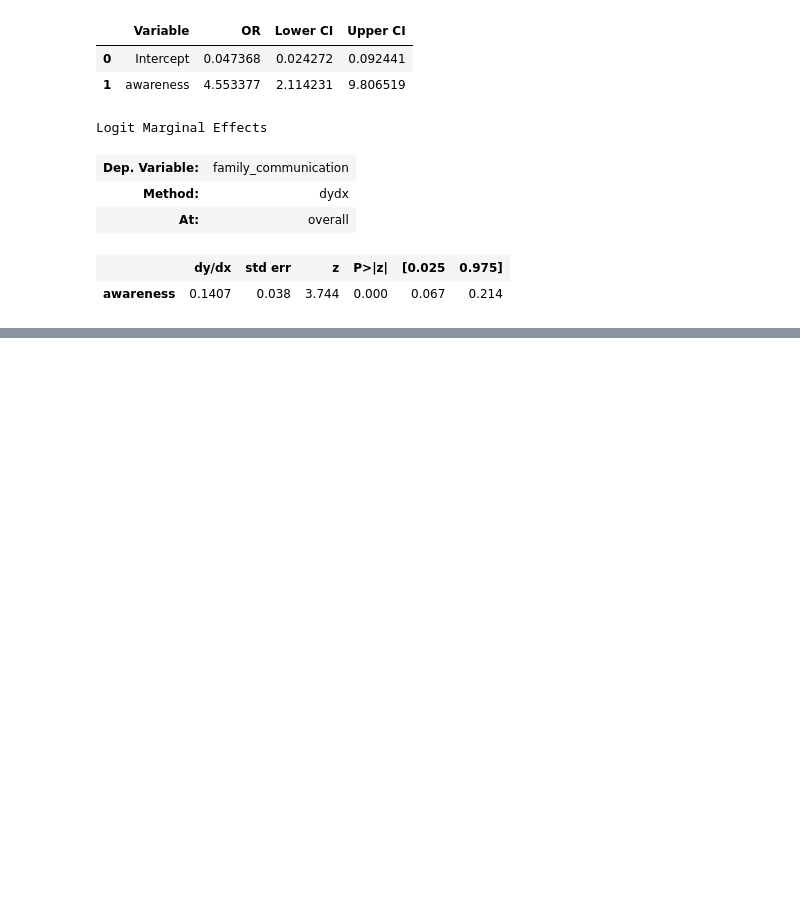
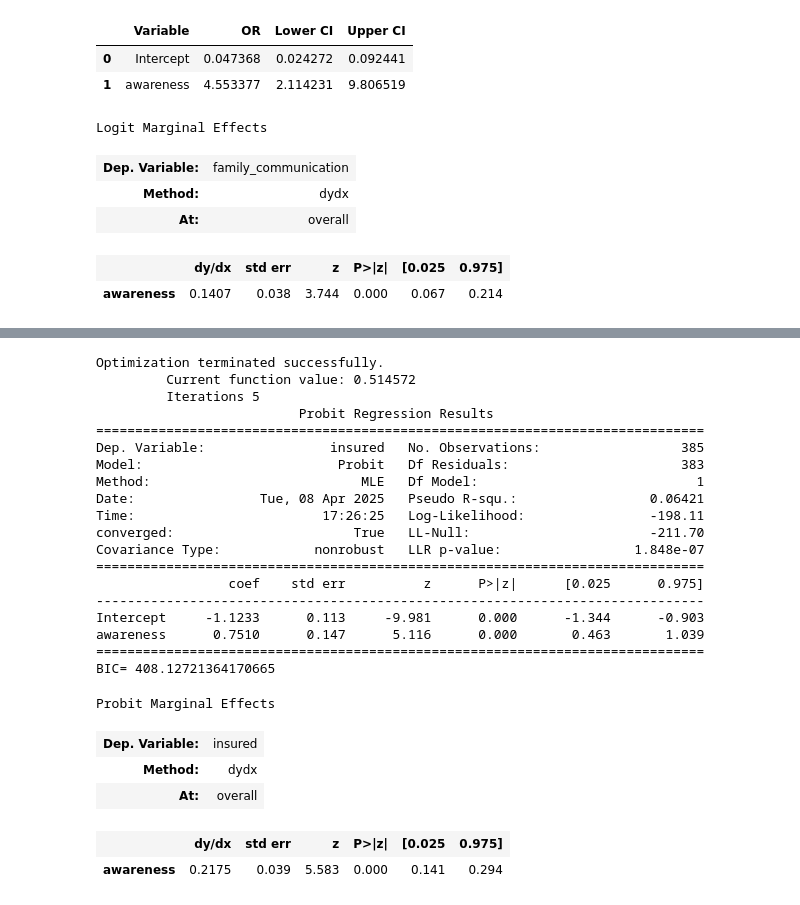
Before and after one commit to phillippmueller/flood_adaptation_behavior, a Jupyter notebook: analysis/awareness_k.ipynb, the cells around one changed output, grey strips where cells are left out. Cells and saved outputs as stored; diff of their text form; code cells hidden in the pictures; blank space fills up the shorter version.

```diff
--- a/analysis/awareness_k.ipynb
+++ b/analysis/awareness_k.ipynb
@@ -397,0 +445,28 @@ Logit Marginal Effects
+# %%
+probit('insured ~ awareness', data=df)
+# %% [output]
+Optimization terminated successfully.
+         Current function value: 0.514572
+         Iterations 5
+                          Probit Regression Results
+==============================================================================
+Dep. Variable:                insured   No. Observations:                  385
+Model:                         Probit   Df Residuals:                      383
+Method:                           MLE   Df Model:                            1
+Date:                Tue, 08 Apr 2025   Pseudo R-squ.:                 0.06421
+Time:                        17:26:25   Log-Likelihood:                -198.11
+converged:                       True   LL-Null:                       -211.70
+Covariance Type:            nonrobust   LLR p-value:                 1.848e-07
+==============================================================================
+                 coef    std err          z      P>|z|      [0.025      0.975]
+------------------------------------------------------------------------------
+Intercept     -1.1233      0.113     -9.981      0.000      -1.344      -0.903
+awareness      0.7510      0.147      5.116      0.000       0.463       1.039
+==============================================================================
+BIC= 408.12721364170665
+Probit Marginal Effects
+| Dep. Variable: | insured |
+| Method: | dydx |
+| At: | overall |
+|  | dy/dx | std err | z | P>|z| | [0.025 | 0.975] |
+| awareness | 0.2175 | 0.039 | 5.583 | 0.000 | 0.141 | 0.294 |
```
Also changed, not shown: parts of 11 cells of this notebook.
